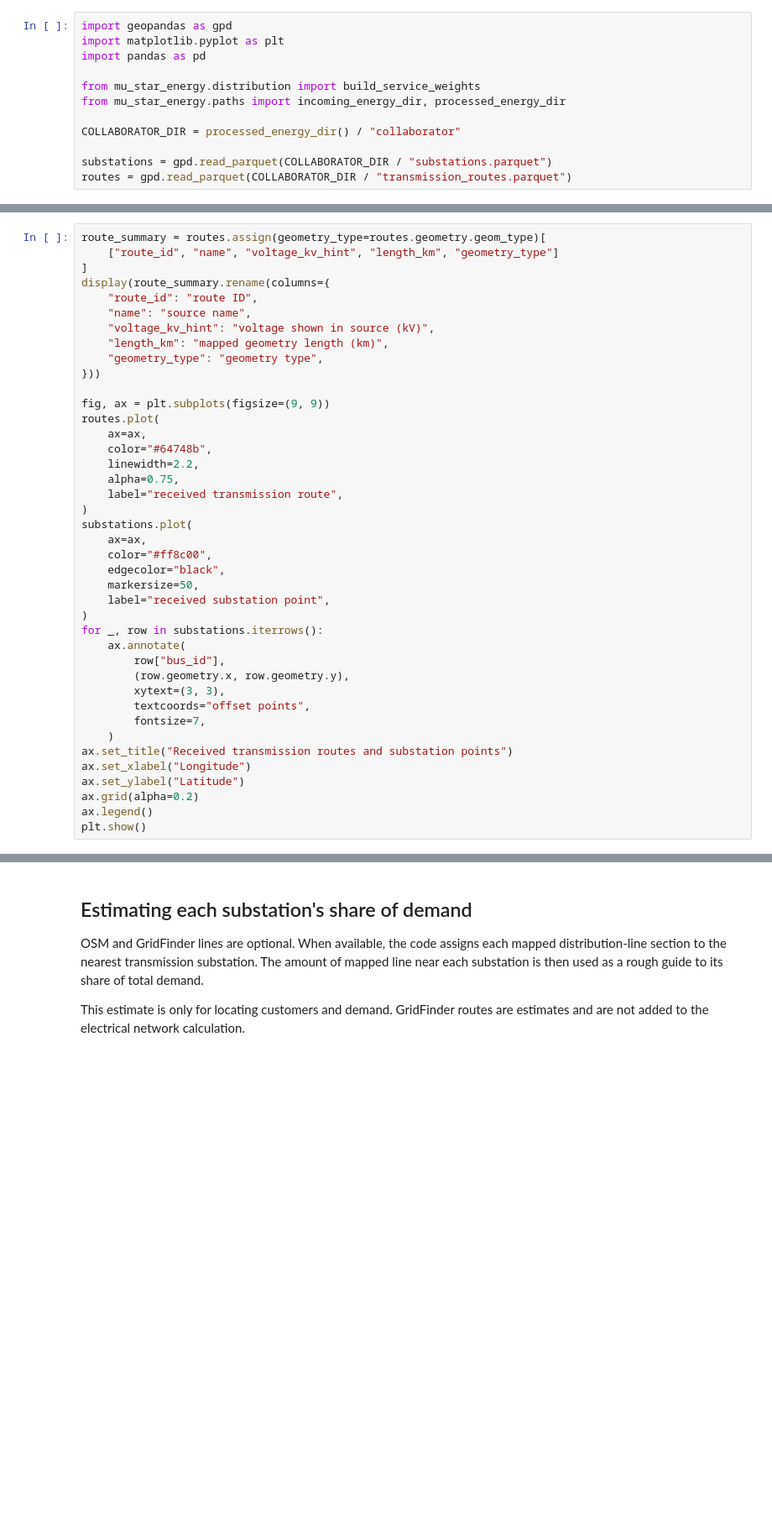
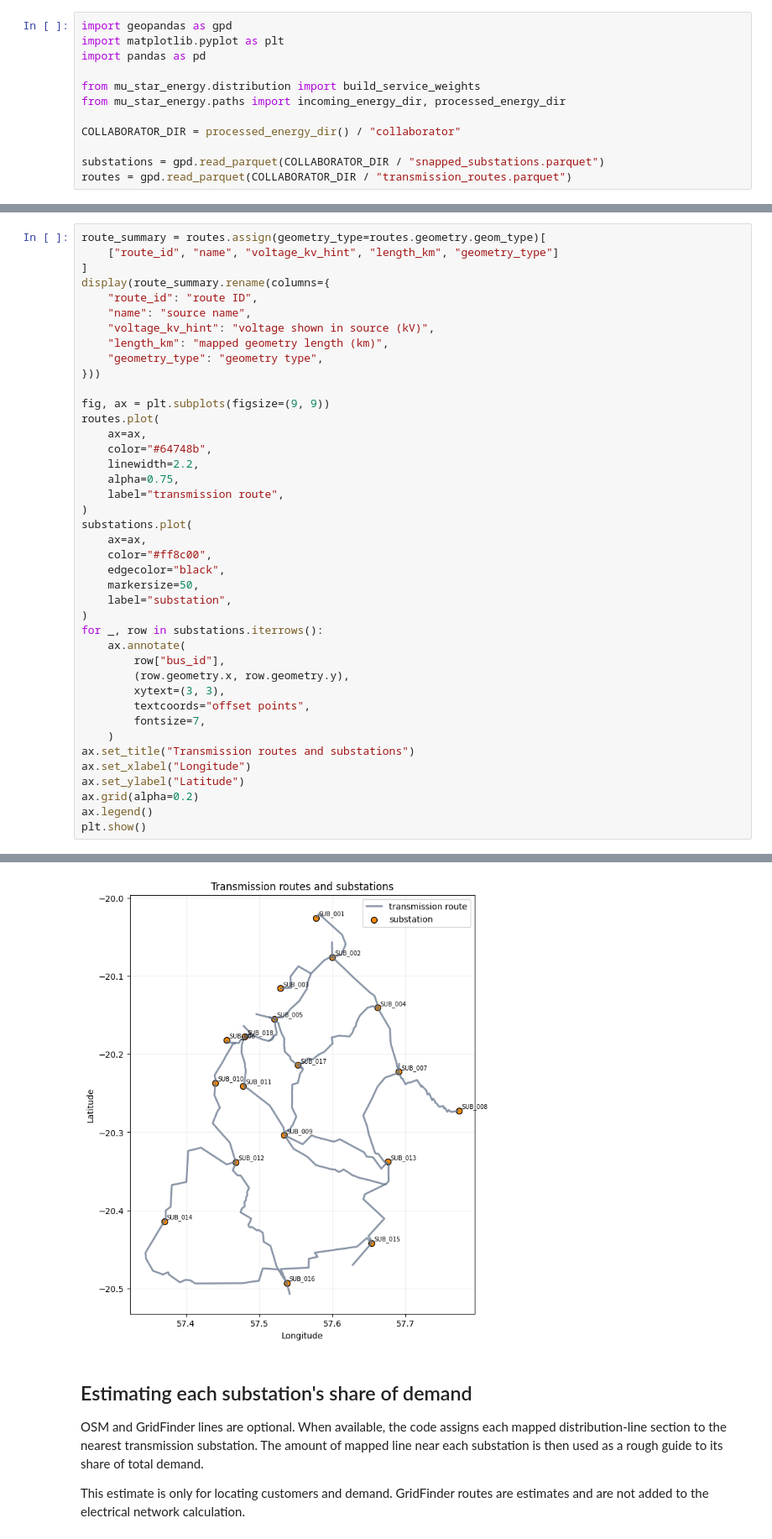
Before and after one commit to cpalazzi/pypsa-earth-mauritius-kestrel, a Jupyter notebook: notebooks/asset_model/01_operational_network.ipynb, the cells around one changed output, grey strips where cells are left out. Shown at 84% size. Drawn from its saved outputs; the diff is of its cells as text; blank space fills up the shorter version.

Commit message:
Snap substations to transmission routes

```diff
--- a/notebooks/asset_model/01_operational_network.ipynb
+++ b/notebooks/asset_model/01_operational_network.ipynb
@@ -20,7 +20,7 @@ from mu_star_energy.paths import incoming_energy_dir, processed_energy_dir
 
 COLLABORATOR_DIR = processed_energy_dir() / "collaborator"
 
-substations = gpd.read_parquet(COLLABORATOR_DIR / "substations.parquet")
+substations = gpd.read_parquet(COLLABORATOR_DIR / "snapped_substations.parquet")
 routes = gpd.read_parquet(COLLABORATOR_DIR / "transmission_routes.parquet")
 # %% [markdown]
 ## Supplied transmission mapping
@@ -46,14 +46,14 @@ routes.plot(
     color="#64748b",
     linewidth=2.2,
     alpha=0.75,
-    label="received transmission route",
+    label="transmission route",
 )
 substations.plot(
     ax=ax,
     color="#ff8c00",
     edgecolor="black",
     markersize=50,
-    label="received substation point",
+    label="substation",
 )
 for _, row in substations.iterrows():
     ax.annotate(
@@ -63,9 +63,10 @@ for _, row in substations.iterrows():
         textcoords="offset points",
         fontsize=7,
     )
-ax.set_title("Received transmission routes and substation points")
+ax.set_title("Transmission routes and substations")
 ax.set_xlabel("Longitude")
 ax.set_ylabel("Latitude")
 ax.grid(alpha=0.2)
 ax.legend()
 plt.show()
+# %% [output]
@@ -72,3 +80,4 @@ plt.show()
+[figure, added]
 # %% [markdown]
 ## Estimating each substation's share of demand
 
```
Also changed, not shown: parts of 5 cells of this notebook, 10 other files.
